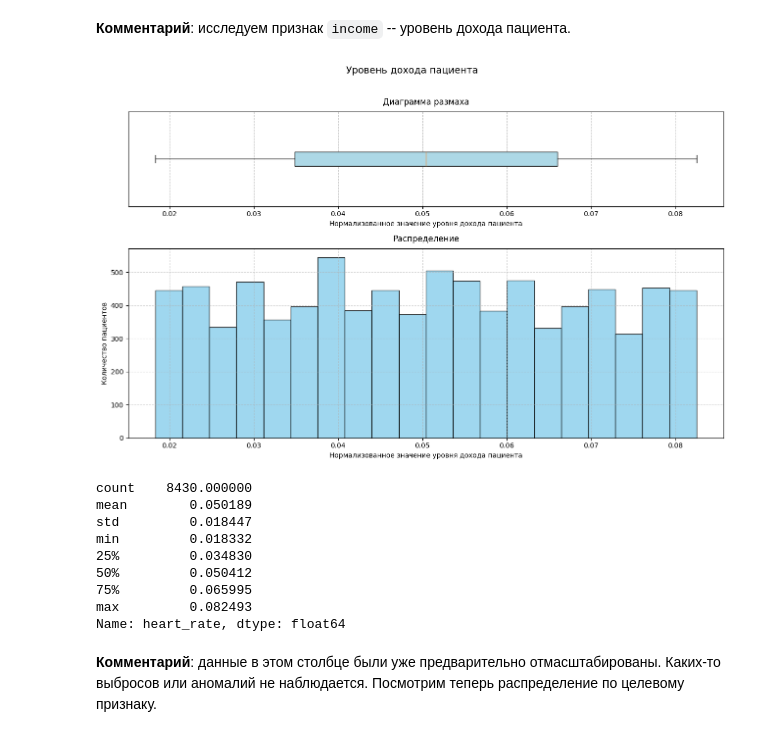
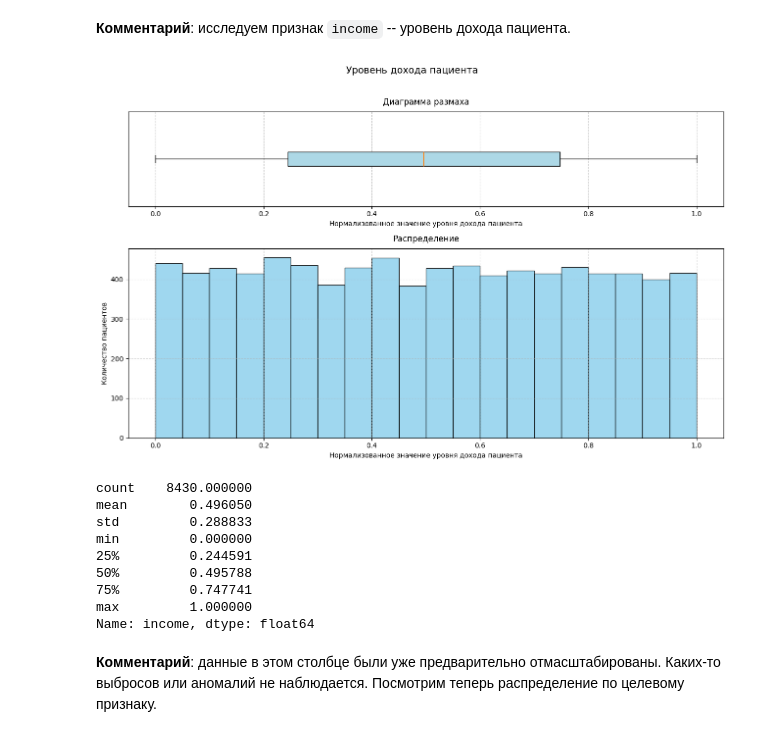
Before and after one commit to Torward1024/HeartML, a Jupyter notebook: notebook.ipynb, the cells around one changed output. Saved outputs shown, nothing was run; the diff lists cells and outputs as text; code cells hidden in the pictures.

```diff
--- a/notebook.ipynb
+++ b/notebook.ipynb
@@ -1552,25 +1552,25 @@ plot_feature_vs_target(heart,
 **Комментарий**: исследуем признак `income` -- уровень дохода пациента.
 # %%
 # выведем график распределения
-plot_data_analysis(heart['heart_rate'],
+plot_data_analysis(heart['income'],
                    title='Уровень дохода пациента',
                    x_label='Нормализованное значение уровня дохода пациента',
                    y_label='Количество пациентов',
                    discrete=False,
                    plot_box=True,
                    bins=20
                    )
 # %% [output]
-[figure, old version]
+[figure, new version]
 count    8430.000000
-mean        0.050189
-std         0.018447
-min         0.018332
-25%         0.034830
-50%         0.050412
-75%         0.065995
-max         0.082493
-Name: heart_rate, dtype: float64
+mean        0.496050
+std         0.288833
+min         0.000000
+25%         0.244591
+50%         0.495788
+75%         0.747741
+max         1.000000
+Name: income, dtype: float64
 # %% [markdown]
 **Комментарий**: данные в этом столбце были уже предварительно отмасштабированы. Каких-то выбросов или аномалий не наблюдается. Посмотрим теперь распределение по целевому признаку.
 # %%
```
Also changed, not shown: parts of 18 cells of this notebook.
